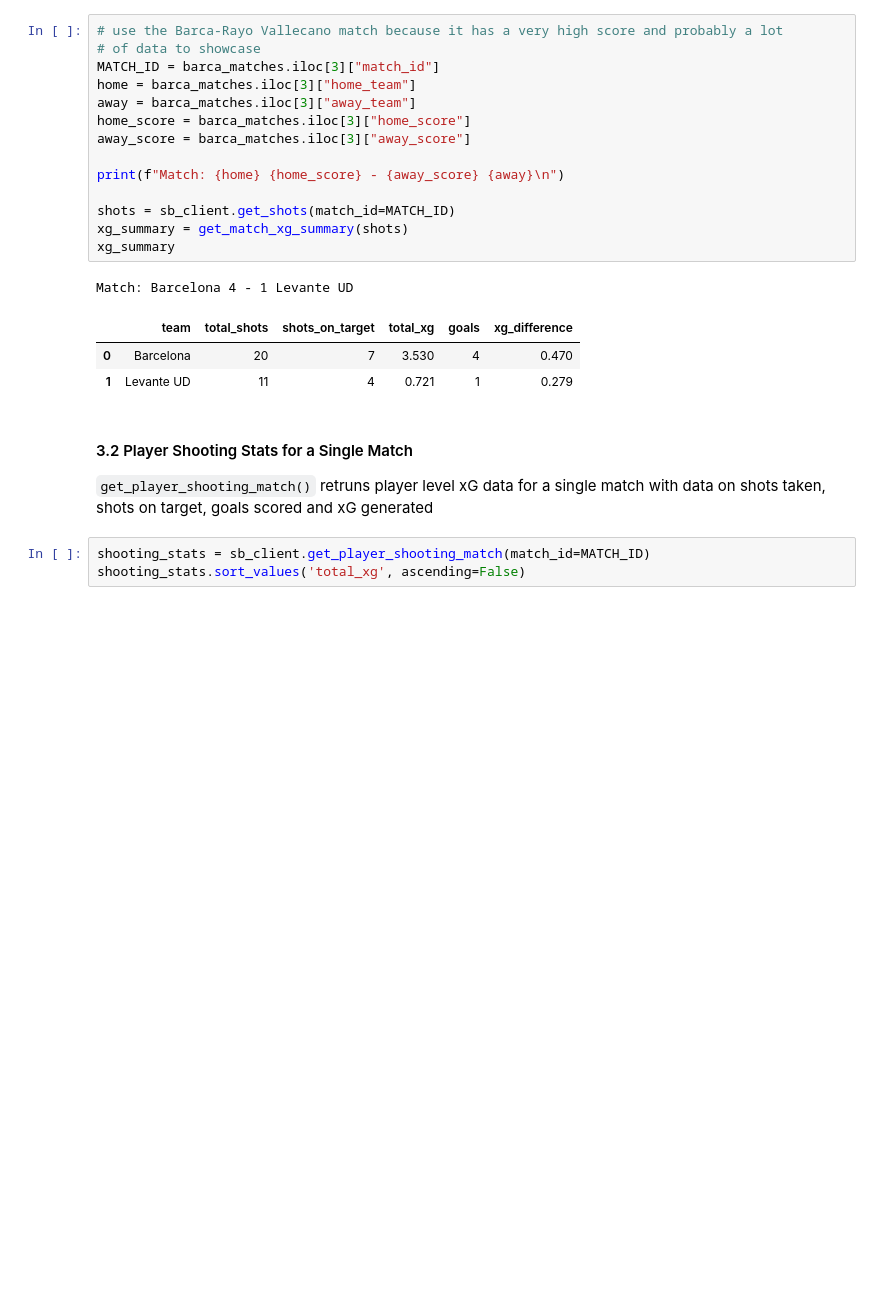
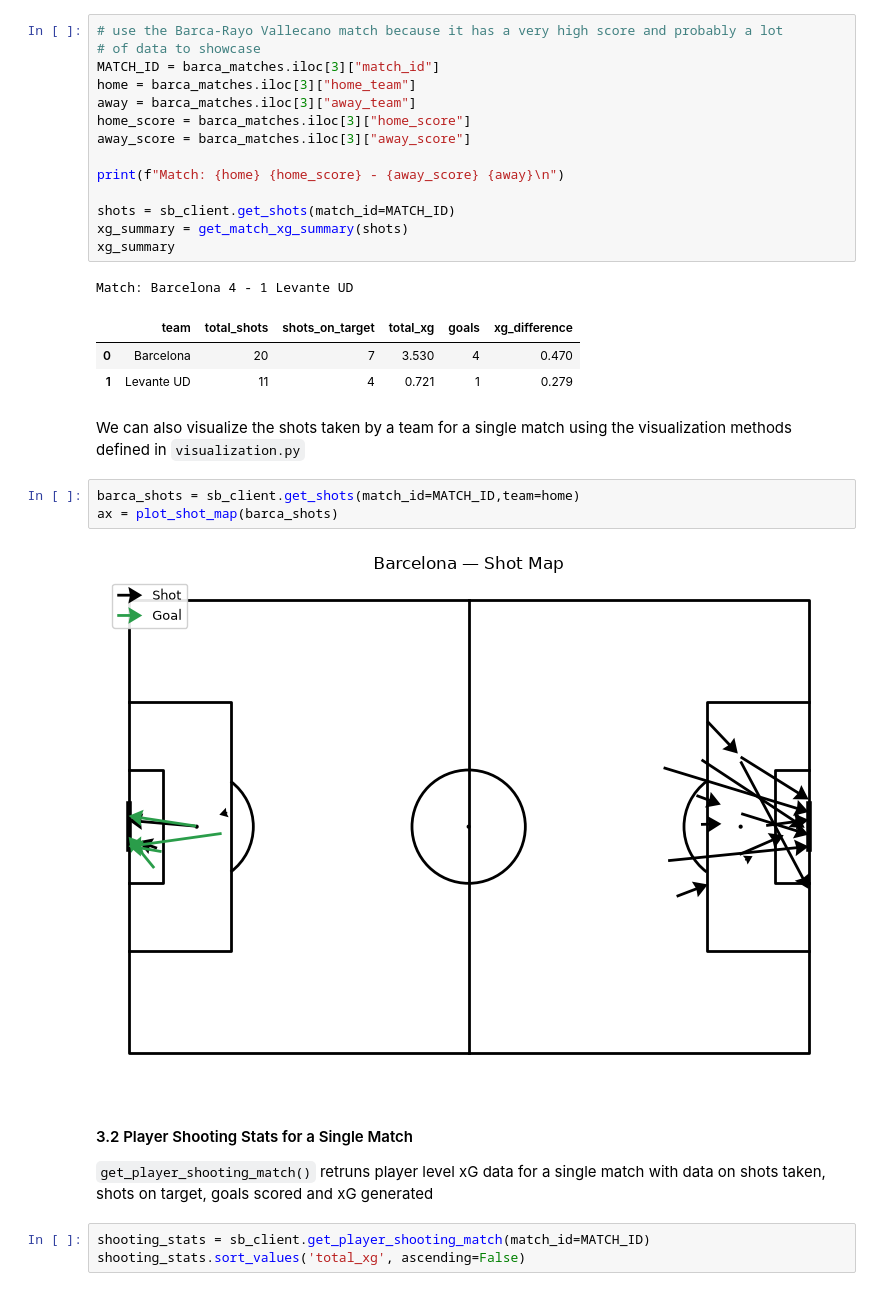
Before and after one commit to leventdusunceli/football_analytics, a Jupyter notebook: notebooks/football_analytics_demo.ipynb, the cells around one changed output. Saved outputs shown, nothing was run; the diff lists cells and outputs as text; blank space fills up the shorter version.

```diff
--- a/notebooks/football_analytics_demo.ipynb
+++ b/notebooks/football_analytics_demo.ipynb
@@ -215,6 +221,13 @@ Match: Barcelona 4 - 1 Levante UD
 |  | team | total_shots | shots_on_target | total_xg | goals | xg_difference |
 | 0 | Barcelona | 20 | 7 | 3.530 | 4 | 0.470 |
 | 1 | Levante UD | 11 | 4 | 0.721 | 1 | 0.279 |
+# %% [markdown]
+We can also visualize the shots taken by a team for a single match using the visualization methods defined in `visualization.py`
+# %%
+barca_shots = sb_client.get_shots(match_id=MATCH_ID,team=home)
+ax = plot_shot_map(barca_shots)
+# %% [output]
+[figure, added]
 # %% [markdown]
 #### 3.2 Player Shooting Stats for a Single Match
 
```
Also changed, not shown: parts of 28 cells of this notebook.
